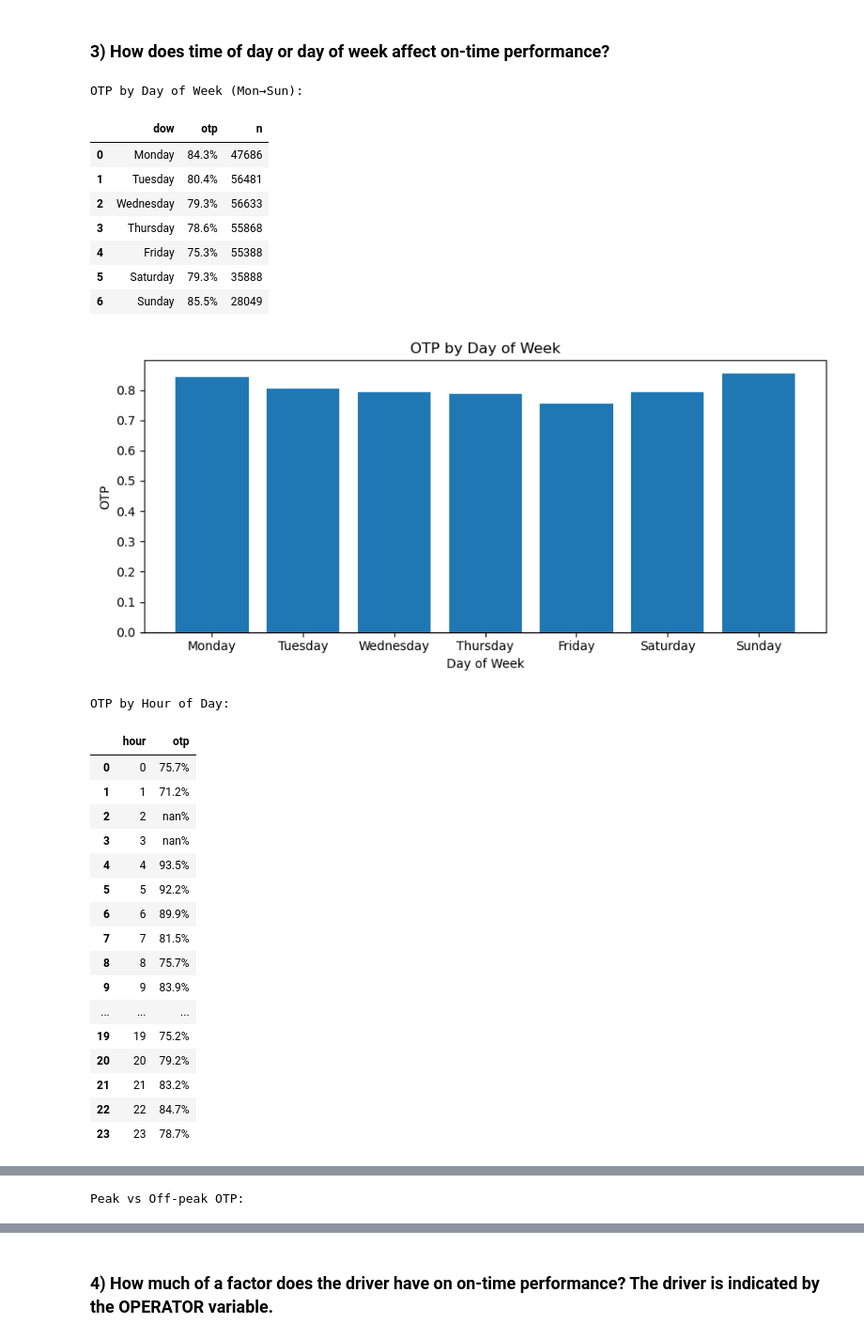
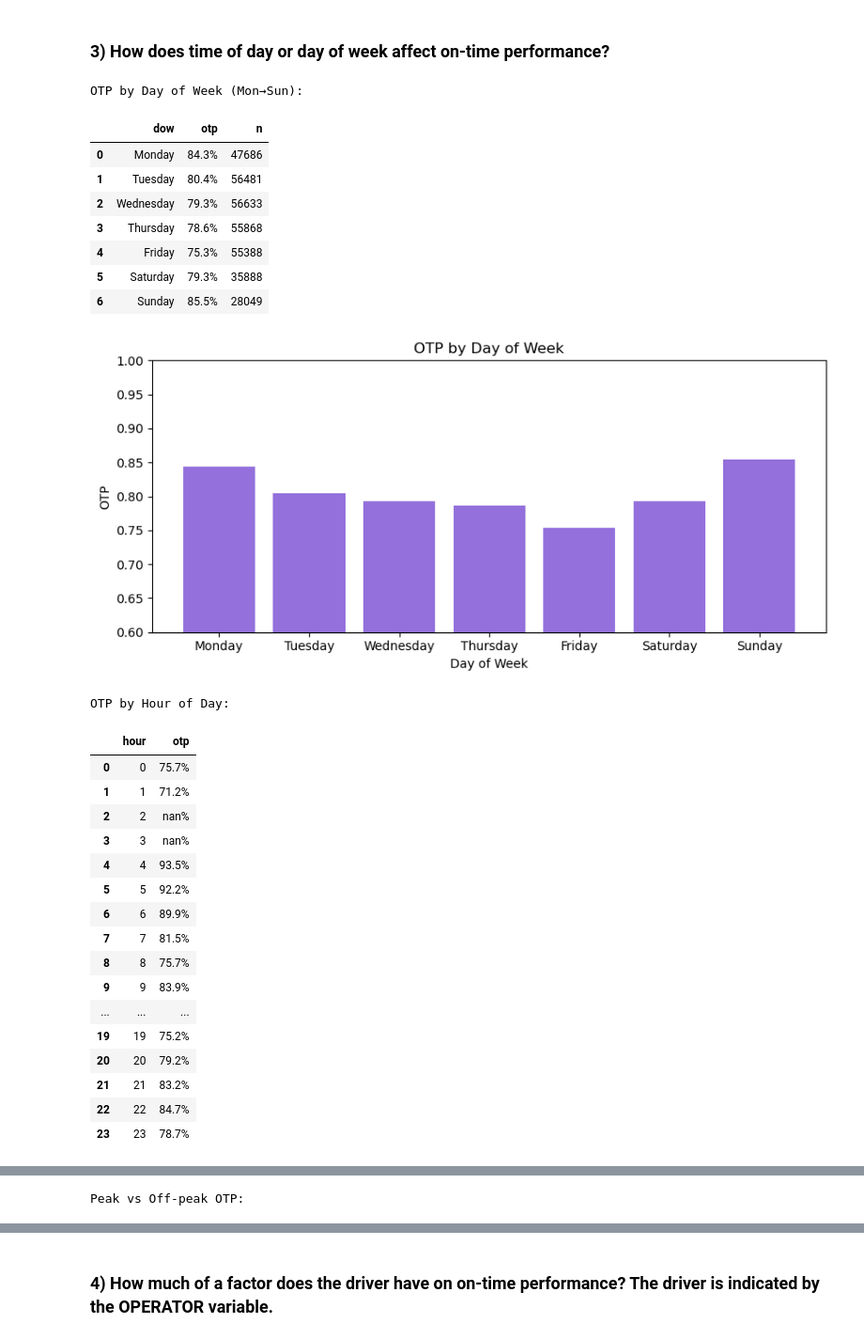
Before and after one commit to NewForce-Cohort-11-Data/wego-brake-it-easy, a Jupyter notebook: notebooks/WeGo-brake-it-easy-mclphlps3.ipynb, the cells around one changed output, grey strips where cells are left out. Shown at 94% size. Saved outputs shown, nothing was run; the diff lists cells and outputs as text; code cells hidden in the pictures.

```diff
--- a/notebooks/WeGo-brake-it-easy-mclphlps3.ipynb
+++ b/notebooks/WeGo-brake-it-easy-mclphlps3.ipynb
@@ -1435,7 +1435,7 @@ else:
             plt.figure(figsize=(8, 4.5))
             adh.dropna().plot(kind="hist", bins=45)
             plt.title("Adherence Distribution (clipped to [-30, +15] minutes)")
-            plt.xlabel("Adherence (minutes; negative = early, positive = late)")
+            plt.xlabel("Adherence (minutes; negative = late, positive = early)")
             plt.ylabel("Count")
             plt.tight_layout()
             plt.show()
@@ -1779,64 +1779,83 @@ else:
     try:
         import matplotlib.pyplot as plt
         plt.figure(figsize=(8.5, 4.0))
-        plt.bar(by_dow["dow"].astype(str), by_dow["otp"])
+        plt.bar(by_dow["dow"].astype(str), by_dow["otp"], color="mediumpurple")
         plt.title("OTP by Day of Week")
         plt.xlabel("Day of Week")
+        plt.ylim(0.6, 1)
         plt.ylabel("OTP")
         plt.tight_layout()
         plt.show()
     except Exception as e:
         print(f"(DOW bar chart skipped — {e})")
-
     # =========================
     # B) OTP by Hour of Day (0–23)
     # =========================
     hours_full = list(range(24))
-    by_hour = (dfx.groupby("hour", observed=True)["is_ontime"]
-                  .mean()
-                  .reindex(hours_full)        # show all hours, even if missing (NaN)
-                  .reset_index()
-                  .rename(columns={"is_ontime":"otp"}))
+    by_hour = (
+        dfx.groupby("hour", observed=True)["is_ontime"]
+           .mean()
+           .reindex(hours_full)          # show all hours, even if missing (NaN)
+           .reset_index()
+           .rename(columns={"is_ontime": "otp"})
+    )
+
     print("OTP by Hour of Day:")
     display(_style_pct(by_hour, ["otp"]))
 
     # Visual: hourly line
     try:
         import matplotlib.pyplot as plt
-        plt.figure(figsize=(9.5, 4.0))
-        plt.plot(by_hour["hour"], by_hour["otp"], marker="o")
-        plt.title("OTP by Hour of Day")
-        plt.xlabel("Hour")
-        plt.ylabel("OTP")
-        plt.xticks(hours_full)
-        plt.ylim(0, 1)  # keeps scale interpretable across datasets
+        from matplotlib.patches import Patch
+
+        fig, ax = plt.subplots(figsize=(9.5, 4.0))
+        ax.plot(by_hour["hour"], by_hour["otp"], marker="o", color="mediumpurple")
+        ax.set_title("OTP by Hour of Day")
+        ax.set_xlabel("Hour")
+        ax.set_ylabel("OTP")
+        ax.set_ylim(0.6, 1)  # keeps scale interpretable across datasets
+
+        # --- Shade peak windows (use ±0.5 so whole integer hours are covered) ---
+        def shade_peak(ax, start, end):
+            ax.axvspan(start - 0.5, end + 0.5, color="gray", alpha=0.15, zorder=0)
+            ax.axvline(start - 0.5, color="gray", linestyle="--", linewidth=1, zorder=1)
+            ax.axvline(end + 0.5,   color="gray", linestyle="--", linewidth=1, zorder=1)
+
+        shade_peak(ax, *PEAK_AM)  # AM peak (e.g., 7–9)
+        shade_peak(ax, *PEAK_PM)  # PM peak (e.g., 16–18)
+
+        # Legend handle for shaded region
+        peak_patch = Patch(facecolor="gray", alpha=0.15, label="Peak hours")
+        ax.legend(handles=[peak_patch], loc="lower left")
+
         plt.tight_layout()
         plt.show()
+
     except Exception as e:
         print(f"(Hourly line plot skipped — {e})")
 
     # =========================
     # C) Peak vs Off-peak table (with counts)
     # =========================
     by_peak = (dfx.groupby("peak", observed=True)["is_ontime"]
                   .agg(otp="mean", n="size")
                   .reset_index())
     # Sort Peak first for readability
     by_peak["peak"] = pd.Categorical(by_peak["peak"], categories=["Peak","Off-peak"], ordered=True)
     by_peak = by_peak.sort_values("peak").reset_index(drop=True)
     print("Peak vs Off-peak OTP:")
     display(_style_pct(by_peak, ["otp"]))
 # %% [output]
 OTP by Day of Week (Mon→Sun):
 |  | dow | otp | n |
 | 0 | Monday | 84.3% | 47686 |
 | 1 | Tuesday | 80.4% | 56481 |
 | 2 | Wednesday | 79.3% | 56633 |
 | 3 | Thursday | 78.6% | 55868 |
 | 4 | Friday | 75.3% | 55388 |
 | 5 | Saturday | 79.3% | 35888 |
 | 6 | Sunday | 85.5% | 28049 |
-[figure, old version]
+[figure, new version]
 OTP by Hour of Day:
 |  | hour | otp |
 | 0 | 0 | 75.7% |
```
Also changed, not shown: parts of 6 cells of this notebook.
